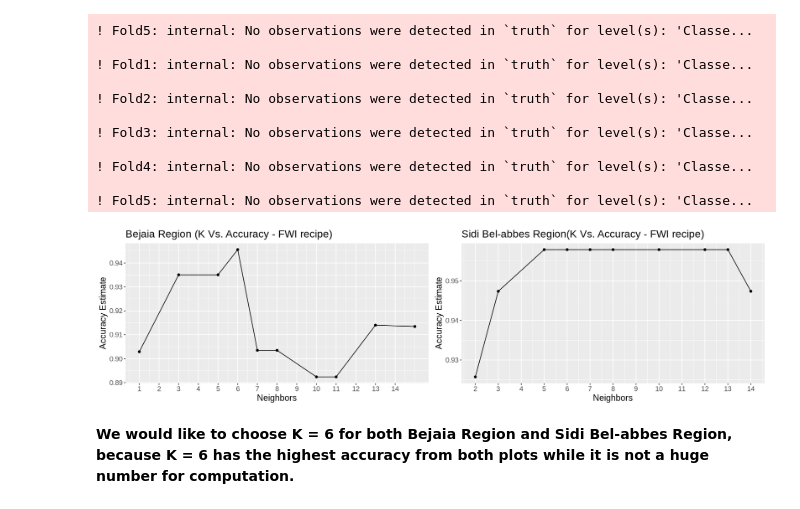
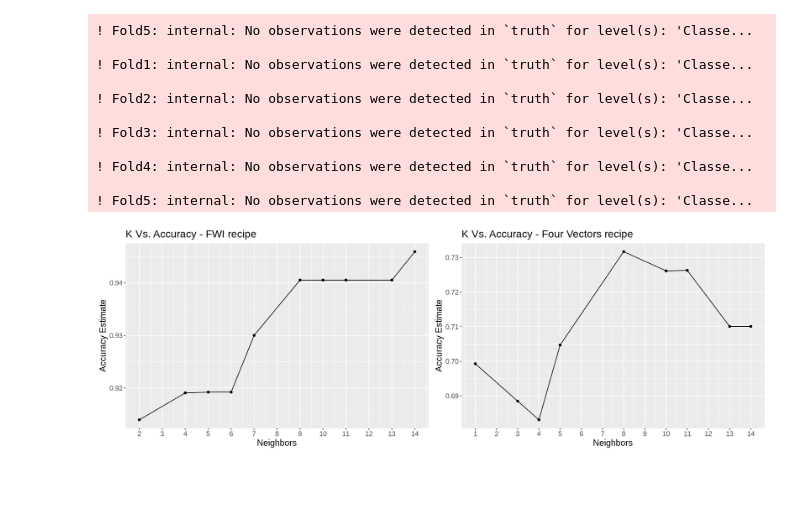
Before and after one commit to zjr-mds/Forest-Fire-Prediction, a Jupyter notebook: Proposal_Group2.ipynb, the cells around one changed output. Saved outputs shown, nothing was run; the diff lists cells and outputs as text; code cells hidden in the pictures; blank space fills up the shorter version.

```diff
--- a/Proposal_Group2.ipynb
+++ b/Proposal_Group2.ipynb
@@ -239,32 +170,20 @@ S_vfold <- vfold_cv(S_training, v = 5, strata = Classes)
 # %% [markdown]
 **Workflow analysis with recipes and models while trying for 10 values of $k$**
 # %%
-set.seed(100)
+set.seed(30)
 #FWI recipe
-knn_results_B_FWI<- workflow() %>%
-    add_recipe(B_fires_recipe_FWI)%>%
+knn_results_FWI<- workflow() %>%
+    add_recipe(recipe_FWI)%>%
     add_model(knn_spec)%>%
-    tune_grid(resamples = B_vfold, grid= 10)%>%
-    collect_metrics()
-
-knn_results_S_FWI<- workflow() %>%
-    add_recipe(S_fires_recipe_FWI)%>%
-    add_model(knn_spec)%>%
-    tune_grid(resamples = S_vfold, grid= 10)%>%
+    tune_grid(resamples = fires_fold, grid= 10) %>%
     collect_metrics()
 
 #Four vectors recipe
-knn_results_B_2 <- workflow() %>%
-    add_recipe(B_fires_recipe_2)%>%
+knn_results_4v <- workflow() %>%
+    add_recipe(recipe_4v)%>%
     add_model(knn_spec)%>%
-    tune_grid(resamples = B_vfold, grid= 10)%>%
+    tune_grid(resamples = fires_fold, grid= 10) %>%
     collect_metrics()
-
-knn_results_S_2 <- workflow() %>%
-    add_recipe(S_fires_recipe_2)%>%
-    add_model(knn_spec)%>%
-    tune_grid(resamples = S_vfold, grid= 10)%>%
-    collect_metrics()
 # %% [output]
 ! Fold1: internal: No observations were detected in `truth` for level(s): 'Classe...
 
@@ -300,24 +207,29 @@ accuracies_S_2 <- knn_results_S_2 %>%
+# %%
+accuracies_FWI <- knn_results_FWI %>%
+                 filter(.metric == 'accuracy')
+
+
+accuracies_4v <- knn_results_4v %>%
+                filter(.metric == 'accuracy')
 # %%
-options(repr.plot.width = 15, repr.plot.height = 4)
+options(repr.plot.width = 15, repr.plot.height = 5)
 #K Vs. Accuracy plots for both region(FWI recipe)
-B_FWI_K <- ggplot(accuracies_B_FWI, aes(x = neighbors , y = mean))+
+FWI_K <- ggplot(accuracies_FWI, aes(x = neighbors , y = mean))+
     geom_point()+
     geom_line()+
     labs(x = "Neighbors", y = "Accuracy Estimate")+
     scale_x_continuous(breaks = seq(0,14, by = 1))+
     theme(text = element_text(size = 14))+
-    ggtitle("Bejaia Region (K Vs. Accuracy - FWI recipe)")
+    ggtitle("K Vs. Accuracy - FWI recipe")
 
-S_FWI_K <- ggplot(accuracies_S_FWI, aes(x = neighbors , y = mean))+
+fv_K <- ggplot(accuracies_4v, aes(x = neighbors , y = mean))+
     geom_point()+
     geom_line()+
     labs(x = "Neighbors", y = "Accuracy Estimate")+
     scale_x_continuous(breaks = seq(0,14, by = 1))+
     theme(text = element_text(size = 14))+
-    ggtitle("Sidi Bel-abbes Region(K Vs. Accuracy - FWI recipe)")
+    ggtitle("K Vs. Accuracy - Four Vectors recipe")
 
-plot_grid(B_FWI_K,S_FWI_K, ncol = 2)
+plot_grid(FWI_K,fv_K, ncol = 2)
 # %% [output]
-[figure, old version]
+[figure, new version]
-# %% [markdown]
-**We would like to choose K = 6 for both Bejaia Region and Sidi Bel-abbes Region, because K = 6 has the highest accuracy from both plots while it is not a huge number for computation.**
```
Also changed, not shown: parts of 21 cells of this notebook.
